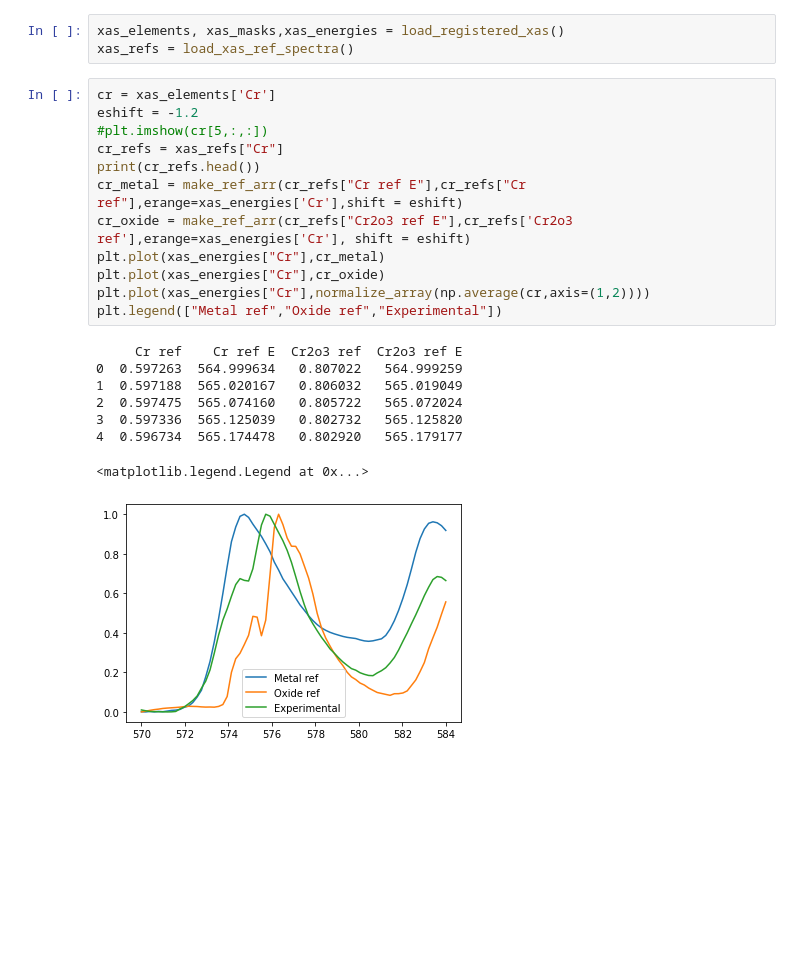
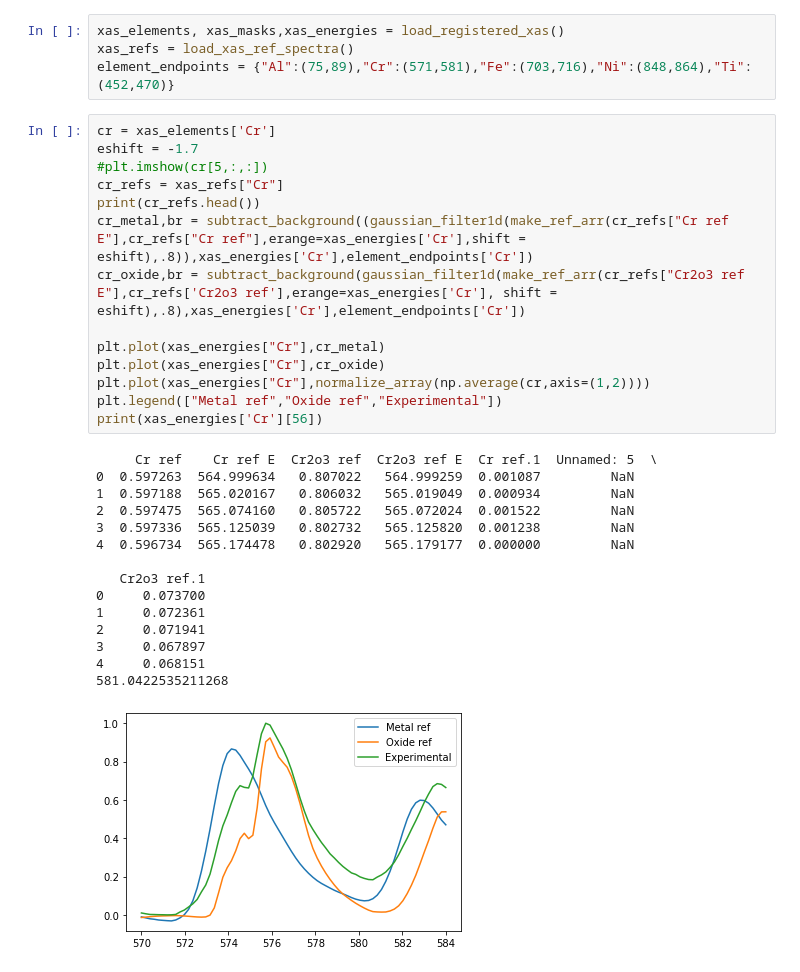
Before and after one commit to keithen-orson/mse-research, a Jupyter notebook: Alloy 72 work/cosine_similarity.ipynb, the cells around one changed output. Saved outputs shown, nothing was run; the diff lists cells and outputs as text; blank space fills up the shorter version.

```diff
--- a/Alloy 72 work/cosine_similarity.ipynb
+++ b/Alloy 72 work/cosine_similarity.ipynb
@@ -22,25 +76,35 @@ def make_ref_arr(E,I, erange, shift=0):
-# %%
-xas_elements, xas_masks,xas_energies = load_registered_xas()
-xas_refs = load_xas_ref_spectra()
+# %%
+xas_elements, xas_masks,xas_energies = load_registered_xas()
+xas_refs = load_xas_ref_spectra()
+element_endpoints = {"Al":(75,89),"Cr":(571,581),"Fe":(703,716),"Ni":(848,864),"Ti":(452,470)}
 # %%
 cr = xas_elements['Cr']
-eshift = -1.2
+eshift = -1.7
 #plt.imshow(cr[5,:,:])
 cr_refs = xas_refs["Cr"]
 print(cr_refs.head())
-cr_metal = make_ref_arr(cr_refs["Cr ref E"],cr_refs["Cr ref"],erange=xas_energies['Cr'],shift = eshift)
-cr_oxide = make_ref_arr(cr_refs["Cr2o3 ref E"],cr_refs['Cr2o3 ref'],erange=xas_energies['Cr'], shift = eshift)
+cr_metal,br = subtract_background((gaussian_filter1d(make_ref_arr(cr_refs["Cr ref E"],cr_refs["Cr ref"],erange=xas_energies['Cr'],shift = eshift),.8)),xas_energies['Cr'],element_endpoints['Cr'])
+cr_oxide,br = subtract_background(gaussian_filter1d(make_ref_arr(cr_refs["Cr2o3 ref E"],cr_refs['Cr2o3 ref'],erange=xas_energies['Cr'], shift = eshift),.8),xas_energies['Cr'],element_endpoints['Cr'])
+
 plt.plot(xas_energies["Cr"],cr_metal)
 plt.plot(xas_energies["Cr"],cr_oxide)
 plt.plot(xas_energies["Cr"],normalize_array(np.average(cr,axis=(1,2))))
 plt.legend(["Metal ref","Oxide ref","Experimental"])
+print(xas_energies['Cr'][56])
 # %% [output]
-     Cr ref    Cr ref E  Cr2o3 ref  Cr2o3 ref E
-0  0.597263  564.999634   0.807022   564.999259
-1  0.597188  565.020167   0.806032   565.019049
-2  0.597475  565.074160   0.805722   565.072024
-3  0.597336  565.125039   0.802732   565.125820
-4  0.596734  565.174478   0.802920   565.179177
+     Cr ref    Cr ref E  Cr2o3 ref  Cr2o3 ref E  Cr ref.1  Unnamed: 5  \
+0  0.597263  564.999634   0.807022   564.999259  0.001087         NaN
+1  0.597188  565.020167   0.806032   565.019049  0.000934         NaN
+2  0.597475  565.074160   0.805722   565.072024  0.001522         NaN
+3  0.597336  565.125039   0.802732   565.125820  0.001238         NaN
+4  0.596734  565.174478   0.802920   565.179177  0.000000         NaN
+
+   Cr2o3 ref.1
+0     0.073700
+1     0.072361
+2     0.071941
+3     0.067897
+4     0.068151
+581.0422535211268
-<matplotlib.legend.Legend at 0x...>
-[figure, old version]
+[figure, new version]
 # %%
```
Also changed, not shown: parts of 18 cells of this notebook, 8 other files.
